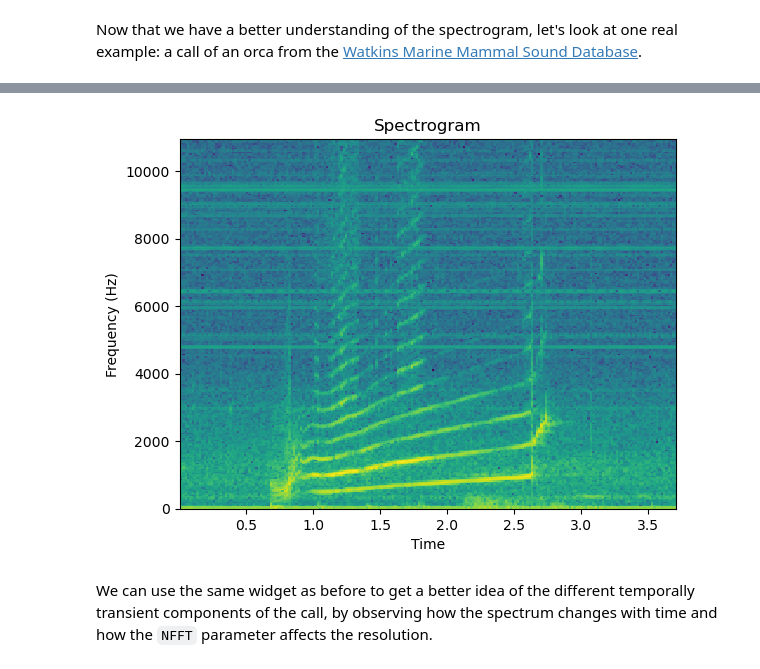
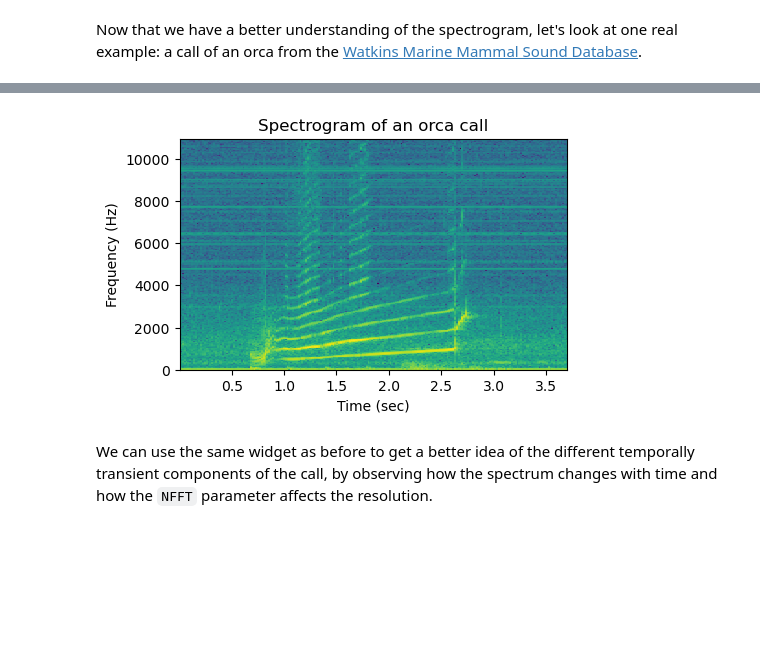
Before and after one commit to leewujung/fundamentals, a Jupyter notebook: boat_tutorials/primers/signal_processing_04_time_freq.ipynb, the cells around one changed output, grey strips where cells are left out. Cells and saved outputs as stored; diff of their text form; code cells hidden in the pictures; blank space fills up the shorter version.

Commit message:
Fix time-freq notebook (#119)
* fix spectrogram widget problems

* add orca call to resources

* clean rerun, fix small things

* remove capitalization in title

```diff
--- a/boat_tutorials/primers/signal_processing_04_time_freq.ipynb
+++ b/boat_tutorials/primers/signal_processing_04_time_freq.ipynb
@@ -295,11 +303,12 @@ N = len(signal)
 # %%
+plt.figure(figsize=(5,3))
 s, s_freq, s_t, im = plt.specgram(signal, NFFT=512, Fs=sample_rate, interpolation='none')
-plt.title("Spectrogram")
-plt.xlabel("Time")
-plt.ylabel("Frequency (Hz)")
+plt.title("Spectrogram of an orca call")
+plt.xlabel("Time (sec)", fontsize=10)
+plt.ylabel("Frequency (Hz)", fontsize=10)
 plt.show()
 # %% [output]
-[figure, old version]
+[figure, new version]
 # %% [markdown]
 We can use the same widget as before to get a better idea of the different temporally transient components of the call, by observing how the spectrum changes with time and how the `NFFT` parameter affects the resolution.
 # %%
```
Also changed, not shown: parts of 17 cells of this notebook, 2 other files.
